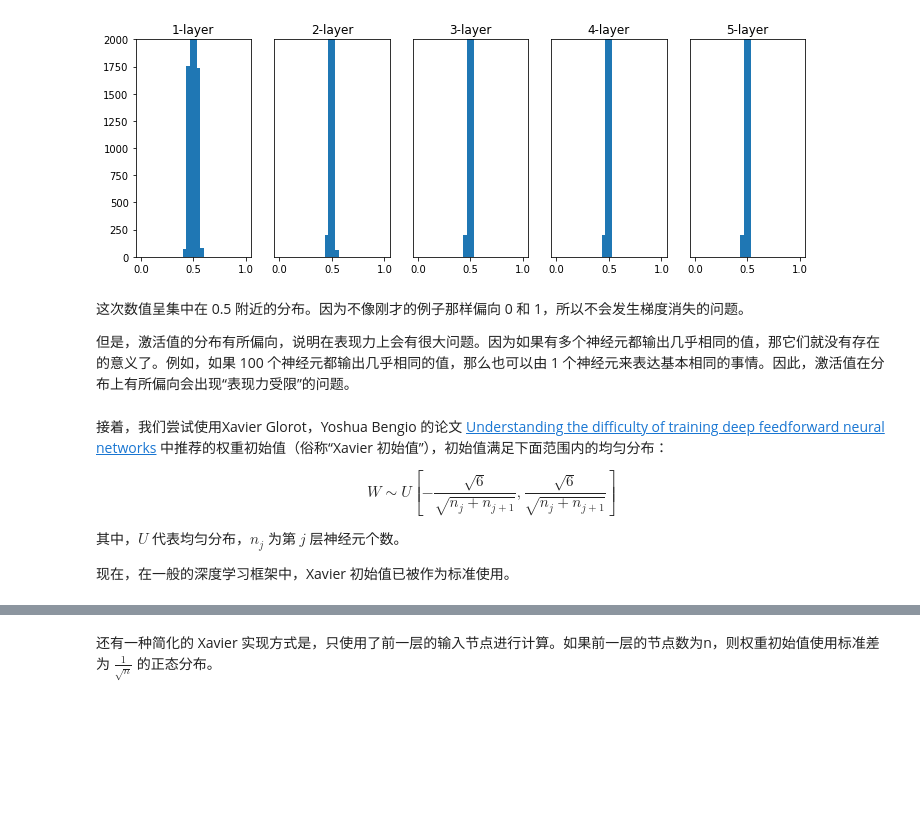
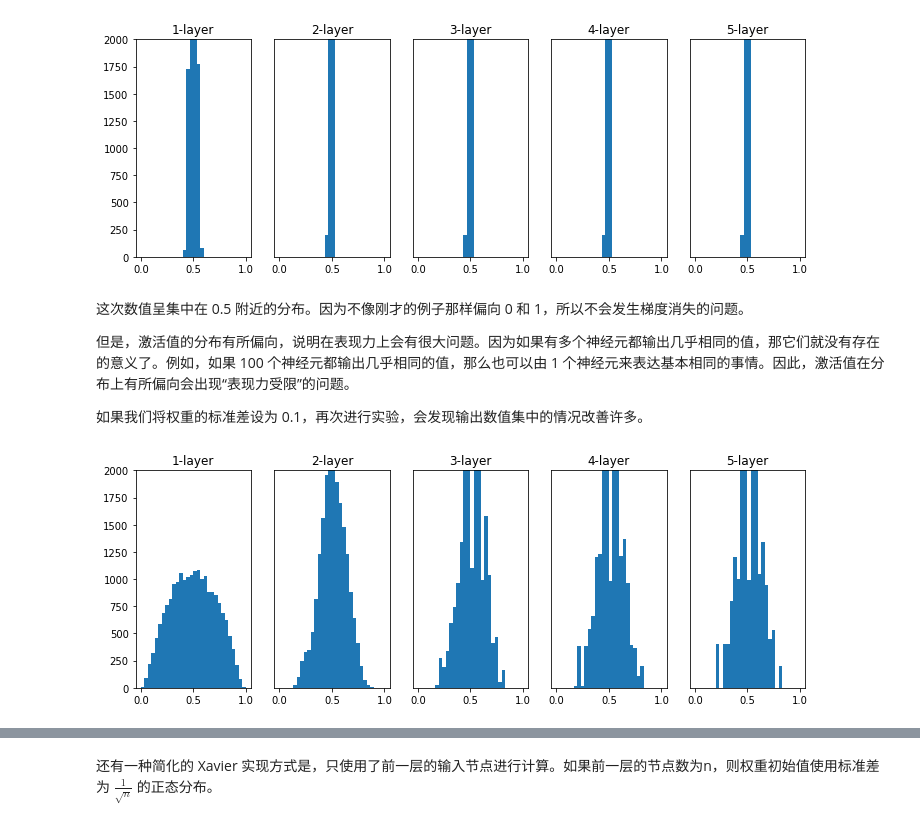
Before and after one commit to devonchenc/python-deep-learning, a Jupyter notebook: 12.Optimization_and_regularization.ipynb, the cells around one changed output, grey strips where cells are left out. Drawn from its saved outputs; the diff is of its cells as text; code cells hidden in the pictures; blank space fills up the shorter version.

```diff
--- a/12.Optimization_and_regularization.ipynb
+++ b/12.Optimization_and_regularization.ipynb
@@ -278,11 +278,11 @@ draw_output(w)
 这次数值呈集中在 0.5 附近的分布。因为不像刚才的例子那样偏向 0 和 1，所以不会发生梯度消失的问题。
 
 但是，激活值的分布有所偏向，说明在表现力上会有很大问题。因为如果有多个神经元都输出几乎相同的值，那它们就没有存在的意义了。例如，如果 100 个神经元都输出几乎相同的值，那么也可以由 1 个神经元来表达基本相同的事情。因此，激活值在分布上有所偏向会出现“表现力受限”的问题。
+
+如果我们将权重的标准差设为 0.1，再次进行实验，会发现输出数值集中的情况改善许多。
-# %% [markdown]
-接着，我们尝试使用Xavier Glorot，Yoshua Bengio 的论文 [Understanding the difficulty of training deep feedforward neural networks](http://proceedings.mlr.press/v9/glorot10a.html) 中推荐的权重初始值（俗称“Xavier 初始值”），初始值满足下面范围内的均匀分布：
-
-$$ W \sim U[-\frac{\sqrt{6}}{\sqrt{n_j+n_{j+1}}}, \frac{\sqrt{6}}{\sqrt{n_j+n_{j+1}}}] $$
-
-其中，$U$ 代表均匀分布，$n_j$ 为第 $j$ 层神经元个数。
-
-现在，在一般的深度学习框架中，Xavier 初始值已被作为标准使用。
+# %%
+# 改变权重初始值的标准差为0.1
+w = np.random.randn(node_num, node_num) * 0.1
+draw_output(w, sigmoid)
+# %% [output]
+[figure, added]
```
Also changed, not shown: parts of 21 cells of this notebook, 1 other file.
